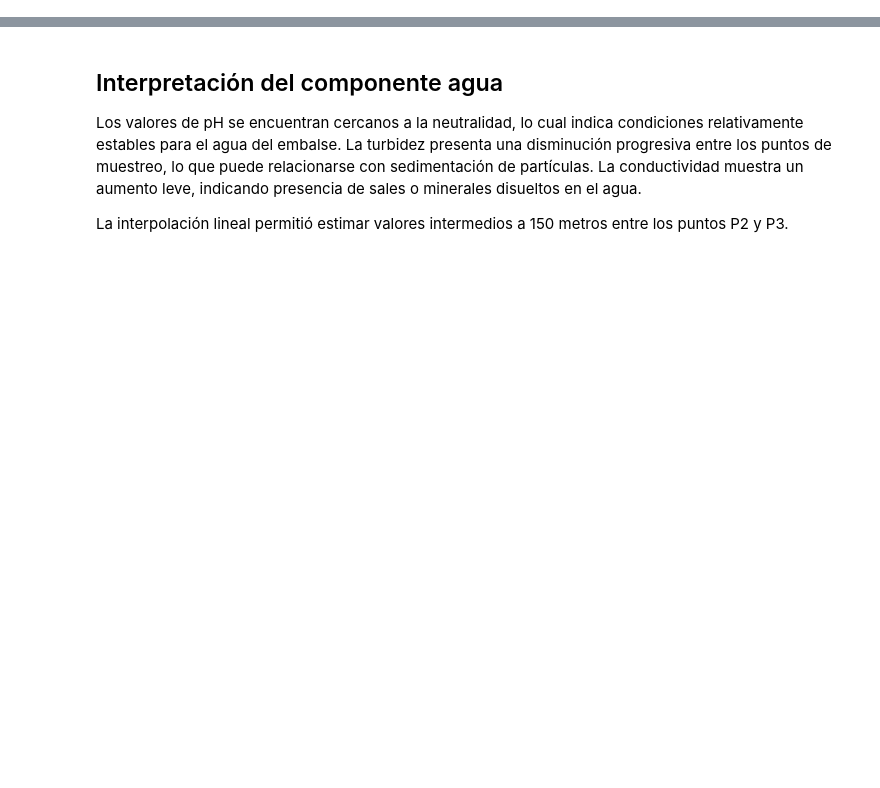
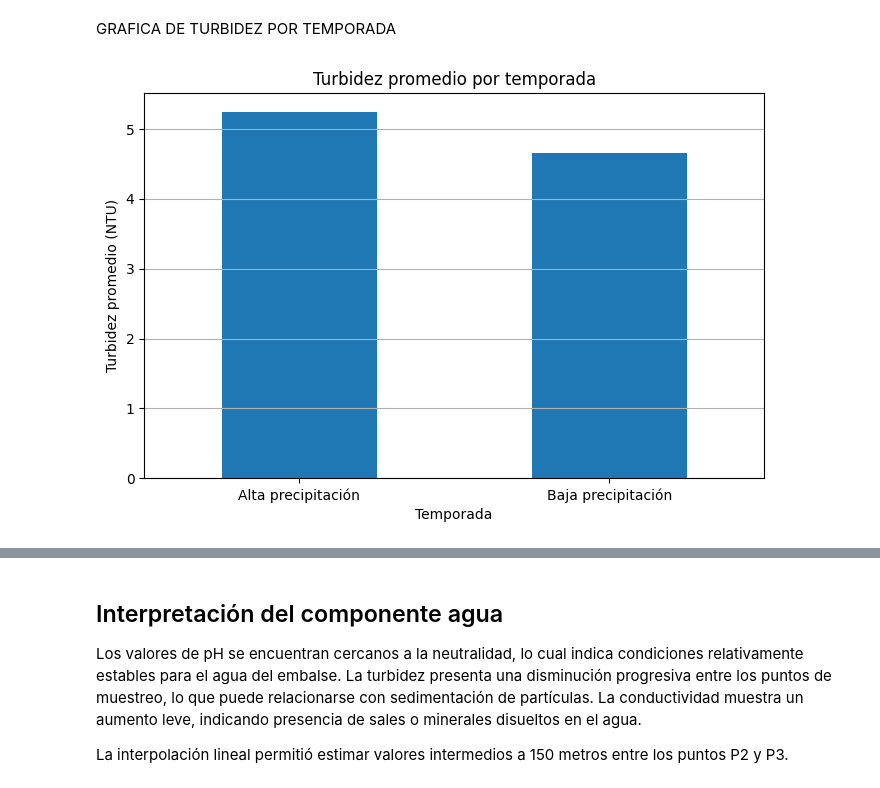
Before and after one commit to dvreyescastro2-droid/diagnostico-ambiental-mancilla, a Jupyter notebook: notebooks/agua.ipynb, the cells around one changed output, grey strips where cells are left out. Saved outputs shown, nothing was run; the diff lists cells and outputs as text; code cells hidden in the pictures; blank space fills up the shorter version.

```diff
--- a/notebooks/agua.ipynb
+++ b/notebooks/agua.ipynb
@@ -43,0 +35,14 @@ GRAFICA DEL PH
+# %% [markdown]
+GRAFICA DE TURBIDEZ POR TEMPORADA
+# %%
+promedio_temporada["turbidez_ntu"].plot(kind="bar", figsize=(8,5))
+
+plt.xlabel("Temporada")
+plt.ylabel("Turbidez promedio (NTU)")
+plt.title("Turbidez promedio por temporada")
+plt.xticks(rotation=0)
+plt.grid(axis="y")
+
+plt.show()
+# %% [output]
+[figure, added]
```
Also changed, not shown: parts of 14 cells of this notebook, 6 other files.
